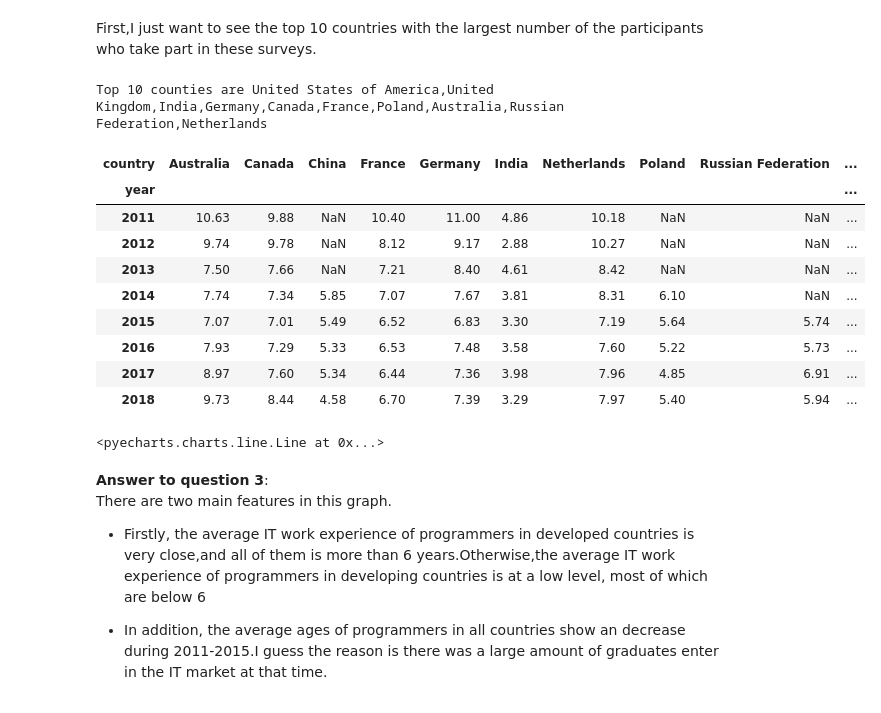
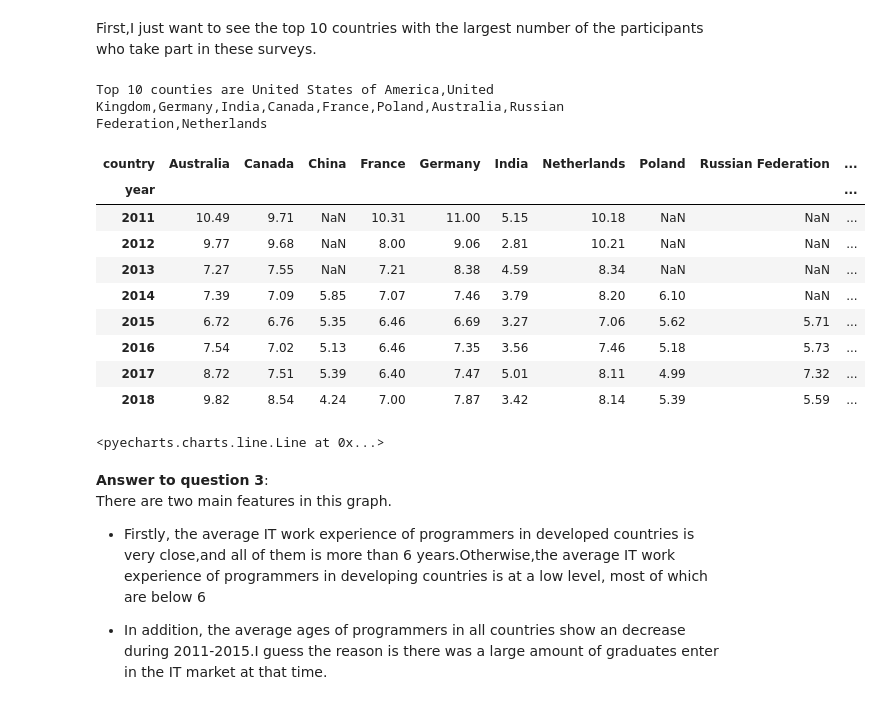
Before and after one commit to naiborhujosua/Udacity-DSND-Write-A-Data-Science-Blog-Post, a Jupyter notebook: Project1-Write A Data Science Blog Post/Write A Data Science Blog Post.ipynb, the cells around one changed output. Saved outputs shown, nothing was run; the diff lists cells and outputs as text; code cells hidden in the pictures.

```diff
--- a/Project1-Write A Data Science Blog Post/Write A Data Science Blog Post.ipynb
+++ b/Project1-Write A Data Science Blog Post/Write A Data Science Blog Post.ipynb
@@ -285,6 +289,7 @@ Name: occupation, Length: 9756, dtype: int64
 The value of this column is case sensitive.For example,the word 'Back_end web developer' and the word 'Back_End Web Developer' are the same.To avoid recounting them, I convert all values to lowercase.
 # %%
 handle_df.loc[:,'occupation'] = handle_df['occupation'].map(lambda x:str(x).lower())
+handle_df.loc[:,'occupation'] = handle_df['occupation'].map(lambda x:x.replace('-',' '))
 # %% [markdown]
 4.See all of the values in column **'industry'** and modify them.
 # %%
@@ -470,7 +472,17 @@ def find_outliers(df, parse_column_name=None,output='df',drop_percent=2):
 # %%
 all_years_data_drop_outliers = deepcopy(handle_df)
 all_years_data_drop_outliers.dropna(subset=['salary'],inplace=True)
-all_years_data_drop_outliers= all_years_data_drop_outliers[~find_outliers(all_years_data_drop_outliers,parse_column_name='salary',
-                                                                    output='index',drop_percent=2)]
+
+temp_df = None
+for year in range(2011,2019):
+    print("Drop outliers in %d" %year)
+    cur_year_data = all_years_data_drop_outliers[all_years_data_drop_outliers.year==year]
+    cur_year_data= cur_year_data[~find_outliers(cur_year_data,parse_column_name='salary',output='index',drop_percent=10)]
+
+    if year==2011:
+        temp_df=cur_year_data
+    else:
+        temp_df = temp_df.append(cur_year_data)
+all_years_data_drop_outliers = temp_df
 print(f'After dropped missing values and outliers in "salary", data has {all_years_data_drop_outliers.shape[0]} samples {all_years_data_drop_outliers.shape[1]} columns')
 # %% [output]
@@ -675,44 +690,45 @@ print("Top 10 counties are %s" %",".join(top_10_countries))
 top_10_countries.append('China')
 top_10_countries_and_China = top_10_countries
 # %% [output]
-Top 10 counties are United States of America,United Kingdom,India,Germany,Canada,France,Poland,Australia,Russian Federation,Netherlands
+Top 10 counties are United States of America,United Kingdom,Germany,India,Canada,France,Poland,Australia,Russian Federation,Netherlands
 # %%
 def average_information_in_interest_countries_each_year(df, feature,countries):
     # drop missing value in columns 'IT_experience' and 'country'
     df = df.dropna(subset=[feature,'country'])
     df = df[df.country.isin(top_10_countries_and_China)]
     average_df = pd.pivot_table(df,index='year',values=feature,columns='country',aggfunc=np.average,
                                                               margins='row')
     average_df.drop(index=['All'],inplace=True)
     average_df.rename(columns={'All':'Average'},inplace=True)
     average_df.dropna(how='all',inplace=True)
 
     # round df's values for showing beautiful
     average_df = average_df.applymap(lambda x:round(x,2) if x > 0 else x)
 
     return average_df
 
 average_IT_experience_country_year_table = average_information_in_interest_countries_each_year(data_analyze,'IT_experience',
                                                                                               top_10_countries_and_China)
 
 display(average_IT_experience_country_year_table)
 q3_chart = render_echarts(average_IT_experience_country_year_table,chart_title="The average IT_experiences of programmers in different countries each year",
               chart_kind='line',
-                          legend_pos='88%',legend_orient='vertical',legend_top='center',
-                          is_toolbox_show=False,height=800,
+                          legend_pos='10%',legend_orient='vertical',legend_top='center',
+                          is_toolbox_show=False,
+                          is_label_show=True,label_formatter='{a}',height=800,
                           yaxis_min=2)
 q3_chart
 # %% [output]
 | country | Australia | Canada | China | France | Germany | India | Netherlands | Poland | Russian Federation | ... |
 | year |  |  |  |  |  |  |  |  |  | ... |
-| 2011 | 10.63 | 9.88 | NaN | 10.40 | 11.00 | 4.86 | 10.18 | NaN | NaN | ... |
-| 2012 | 9.74 | 9.78 | NaN | 8.12 | 9.17 | 2.88 | 10.27 | NaN | NaN | ... |
-| 2013 | 7.50 | 7.66 | NaN | 7.21 | 8.40 | 4.61 | 8.42 | NaN | NaN | ... |
-| 2014 | 7.74 | 7.34 | 5.85 | 7.07 | 7.67 | 3.81 | 8.31 | 6.10 | NaN | ... |
-| 2015 | 7.07 | 7.01 | 5.49 | 6.52 | 6.83 | 3.30 | 7.19 | 5.64 | 5.74 | ... |
-| 2016 | 7.93 | 7.29 | 5.33 | 6.53 | 7.48 | 3.58 | 7.60 | 5.22 | 5.73 | ... |
-| 2017 | 8.97 | 7.60 | 5.34 | 6.44 | 7.36 | 3.98 | 7.96 | 4.85 | 6.91 | ... |
-| 2018 | 9.73 | 8.44 | 4.58 | 6.70 | 7.39 | 3.29 | 7.97 | 5.40 | 5.94 | ... |
+| 2011 | 10.49 | 9.71 | NaN | 10.31 | 11.00 | 5.15 | 10.18 | NaN | NaN | ... |
+| 2012 | 9.77 | 9.68 | NaN | 8.00 | 9.06 | 2.81 | 10.21 | NaN | NaN | ... |
+| 2013 | 7.27 | 7.55 | NaN | 7.21 | 8.38 | 4.59 | 8.34 | NaN | NaN | ... |
+| 2014 | 7.39 | 7.09 | 5.85 | 7.07 | 7.46 | 3.79 | 8.20 | 6.10 | NaN | ... |
+| 2015 | 6.72 | 6.76 | 5.35 | 6.46 | 6.69 | 3.27 | 7.06 | 5.62 | 5.71 | ... |
+| 2016 | 7.54 | 7.02 | 5.13 | 6.46 | 7.35 | 3.56 | 7.46 | 5.18 | 5.73 | ... |
+| 2017 | 8.72 | 7.51 | 5.39 | 6.40 | 7.47 | 5.01 | 8.11 | 4.99 | 7.32 | ... |
+| 2018 | 9.82 | 8.54 | 4.24 | 7.00 | 7.87 | 3.42 | 8.14 | 5.39 | 5.59 | ... |
 <pyecharts.charts.line.Line at 0x...>
 # %% [markdown]
 **Answer to question 3**:
```
Also changed, not shown: parts of 21 cells of this notebook, 5 other files.
